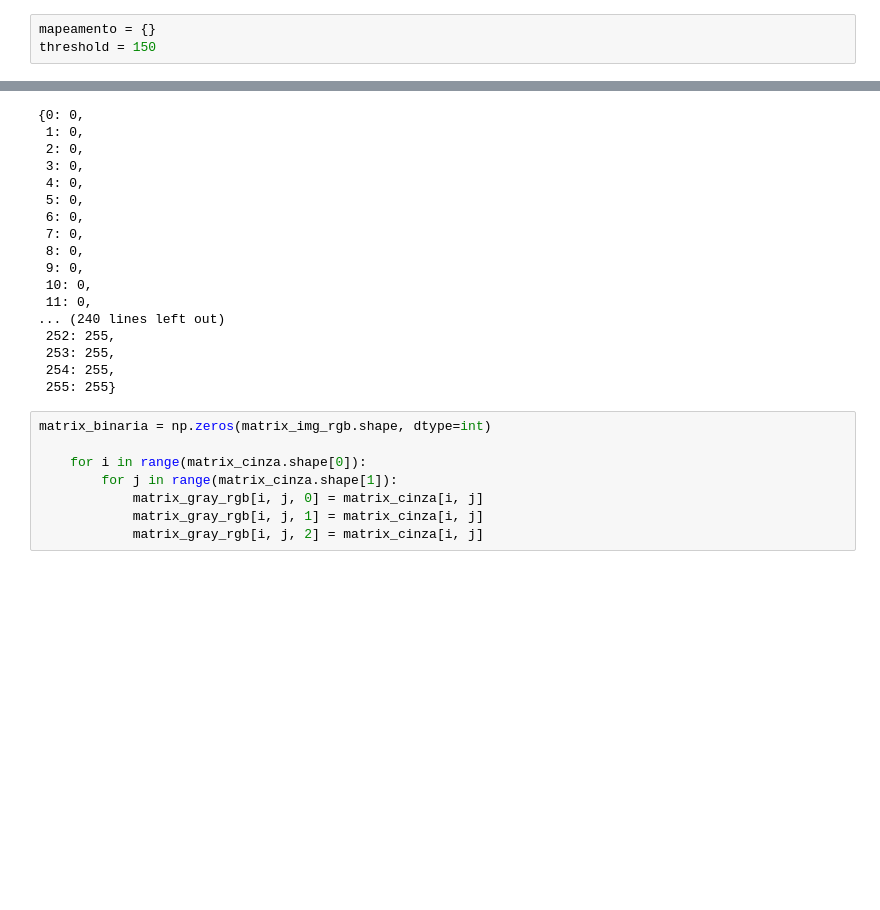
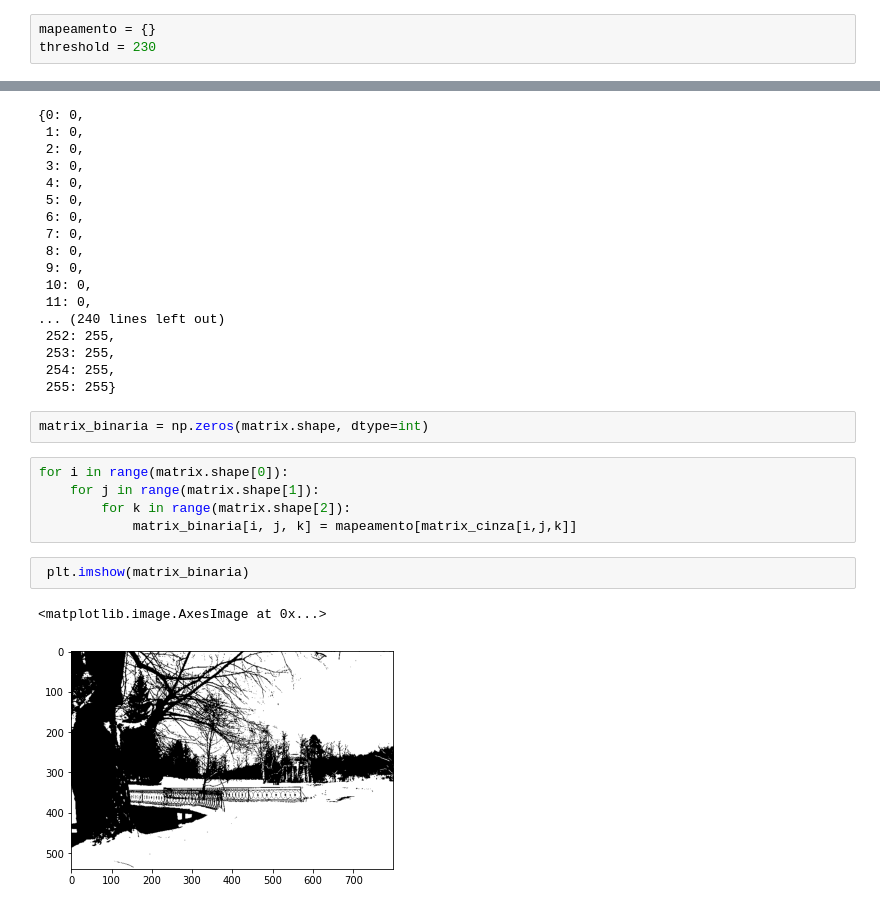
Before and after one commit to viniciusdenovaes/Unip202PInoturno, a Jupyter notebook: histograma/prototipo_histograma.ipynb, the cells around one changed output, grey strips where cells are left out. Saved outputs shown, nothing was run; the diff lists cells and outputs as text; blank space fills up the shorter version.

```diff
--- a/histograma/prototipo_histograma.ipynb
+++ b/histograma/prototipo_histograma.ipynb
@@ -136,7 +141,7 @@ matrix.shape
  plt.imshow(matrix_cinza.astype(int))
 # %%
 mapeamento = {}
-threshold = 150
+threshold = 230
 # %%
 for i in range(256):
     if i < threshold:
@@ -163,11 +168,15 @@ mapeamento
  253: 255,
  254: 255,
  255: 255}
-# %%
-matrix_binaria = np.zeros(matrix_img_rgb.shape, dtype=int)
-
-    for i in range(matrix_cinza.shape[0]):
-        for j in range(matrix_cinza.shape[1]):
-            matrix_gray_rgb[i, j, 0] = matrix_cinza[i, j]
-            matrix_gray_rgb[i, j, 1] = matrix_cinza[i, j]
-            matrix_gray_rgb[i, j, 2] = matrix_cinza[i, j]
+# %%
+matrix_binaria = np.zeros(matrix.shape, dtype=int)
+# %%
+for i in range(matrix.shape[0]):
+    for j in range(matrix.shape[1]):
+        for k in range(matrix.shape[2]):
+            matrix_binaria[i, j, k] = mapeamento[matrix_cinza[i,j,k]]
+# %%
+ plt.imshow(matrix_binaria)
+# %% [output]
+<matplotlib.image.AxesImage at 0x...>
+[figure, added]
```
Also changed, not shown: parts of 6 cells of this notebook, 2 other files.
